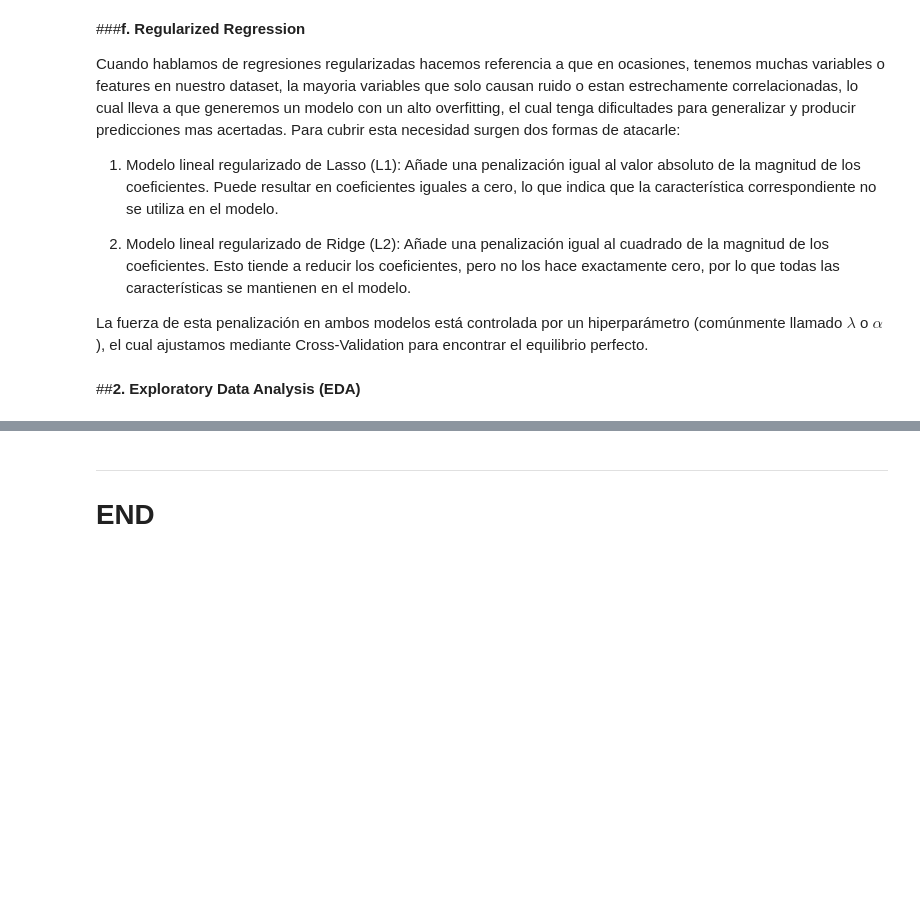
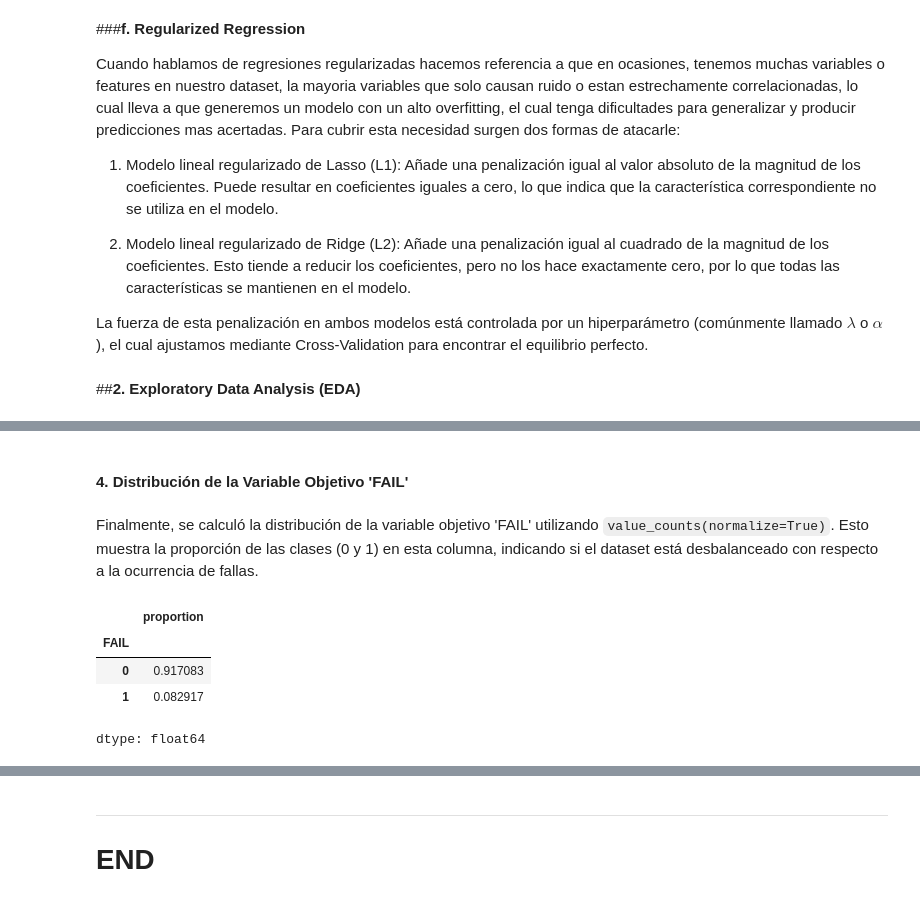
Before and after one commit to Albieri151/Ejercicios-Data-Science-Petroleo, a Jupyter notebook: Week 3/Alana_Albieri_Week3_Notebook.ipynb, the cells around one changed output, grey strips where cells are left out. Cells and saved outputs as stored; diff of their text form; code cells hidden in the pictures; blank space fills up the shorter version.

```diff
--- a/Week 3/Alana_Albieri_Week3_Notebook.ipynb
+++ b/Week 3/Alana_Albieri_Week3_Notebook.ipynb
@@ -59,0 +136,12 @@ La fuerza de esta penalización en ambos modelos está controlada por un hiperpa
+# %% [markdown]
+#### 4. Distribución de la Variable Objetivo 'FAIL'
+# %% [markdown]
+Finalmente, se calculó la distribución de la variable objetivo 'FAIL' utilizando `value_counts(normalize=True)`. Esto muestra la proporción de las clases (0 y 1) en esta columna, indicando si el dataset está desbalanceado con respecto a la ocurrencia de fallas.
+# %%
+df_fails['FAIL'].value_counts(normalize=True)
+# %% [output]
+|  | proportion |
+| FAIL |  |
+| 0 | 0.917083 |
+| 1 | 0.082917 |
+dtype: float64
```
Also changed, not shown: parts of 16 cells of this notebook.
